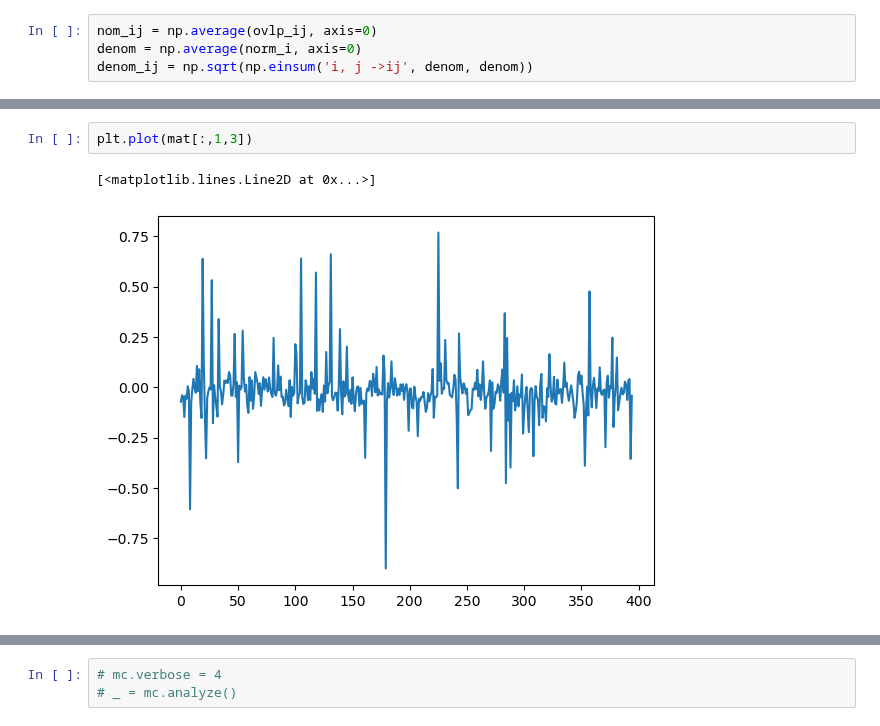
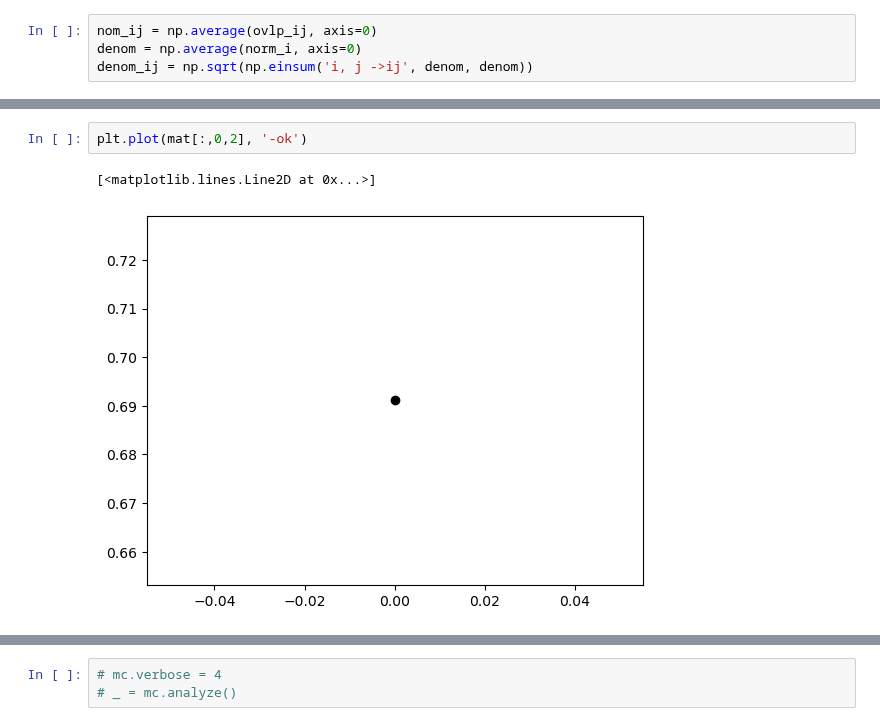
Before and after one commit to kayahans/pyqmc, a Jupyter notebook: pyqmc/test-overlap-casci-full.ipynb, the cells around one changed output, grey strips where cells are left out. Drawn from its saved outputs; the diff is of its cells as text.

```diff
--- a/pyqmc/test-overlap-casci-full.ipynb
+++ b/pyqmc/test-overlap-casci-full.ipynb
@@ -462,8 +495,8 @@ sns.heatmap(mat_avg, annot=True)
 # %%
-plt.plot(mat[:,1,3])
+plt.plot(mat[:,0,2], '-ok')
 # %% [output]
 [<matplotlib.lines.Line2D at 0x...>]
-[figure, old version]
+[figure, new version]
 # %%
 mat_std = np.std(mat, axis=0)
 sns.heatmap(mat_std, annot=True)
```
Also changed, not shown: parts of 45 cells of this notebook, 8 other files.
